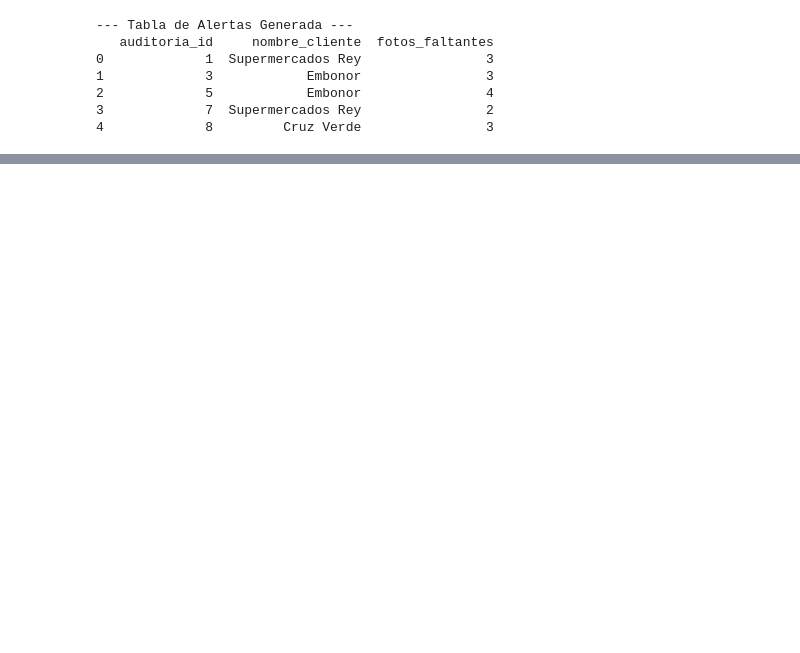
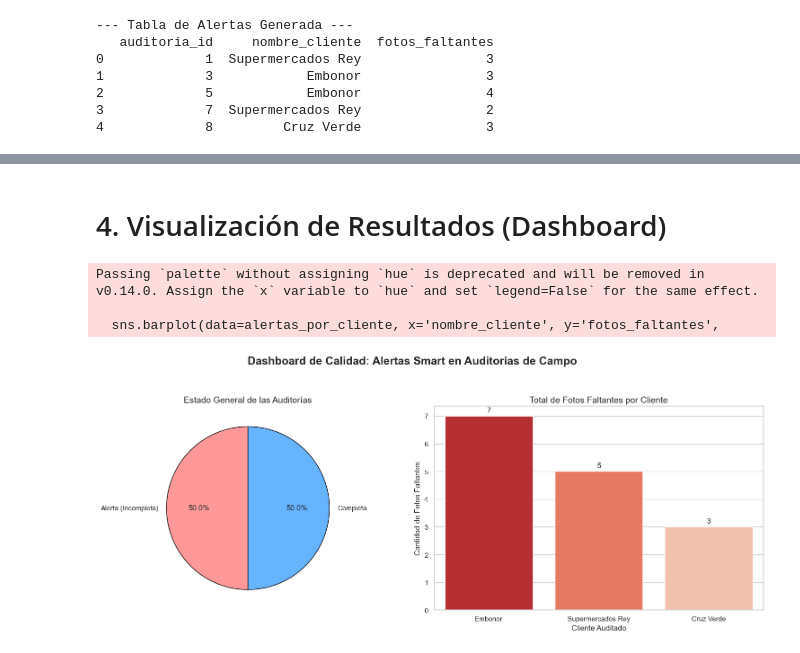
Before and after one commit to mpenalab/prueba-tecnica-DyN, a Jupyter notebook: notebooks/validacion_alertas_smart.ipynb, the cells around one changed output, grey strips where cells are left out. Cells and saved outputs as stored; diff of their text form; code cells hidden in the pictures; blank space fills up the shorter version.

Commit message:
feat: implementar dashboard de visualizacion de alertas con matplotlib y seaborn

```diff
--- a/notebooks/validacion_alertas_smart.ipynb
+++ b/notebooks/validacion_alertas_smart.ipynb
@@ -205 +211,57 @@ exportar_y_enviar_alertas(tabla_alertas_final, ruta_excel)
 ✅ Correo enviado exitosamente a mpena.lab@gmail.com
+# %% [markdown]
+# 4. Visualización de Resultados (Dashboard)
+# %%
+import matplotlib.pyplot as plt
+import seaborn as sns
+
+# Configurar el estilo visual para que se vea profesional
+sns.set_theme(style="whitegrid")
+
+# Preparar datos adicionales para el dashboard general
+# Clasificamos todas las auditorías como 'Alerta' o 'Completas'
+validacion_df['Estado'] = validacion_df['fotos_faltantes'].apply(lambda x: 'Alerta (Incompleta)' if x > 0 else 'Completa')
+
+# Crear la figura del dashboard (1 fila, 2 columnas)
+fig, axes = plt.subplots(1, 2, figsize=(16, 6))
+fig.suptitle('Dashboard de Calidad: Alertas Smart en Auditorías de Campo', fontsize=18, fontweight='bold', y=1.05)
+
+# --- Gráfico 1: Proporción de Auditorías con Alertas vs Completas ---
+estado_counts = validacion_df['Estado'].value_counts()
+colores = ['#ff9999' if estado == 'Alerta (Incompleta)' else '#66b3ff' for estado in estado_counts.index]
+
+axes[0].pie(estado_counts, labels=estado_counts.index, autopct='%1.1f%%',
+            startangle=90, colors=colores, wedgeprops={'edgecolor': 'black'})
+axes[0].set_title('Estado General de las Auditorías', fontsize=14)
+
+# --- Gráfico 2: Impacto de las Alertas por Cliente (Total de Fotos Faltantes) ---
+# Agrupamos solo las alertas por cliente
+alertas_por_cliente = tabla_alertas_final.groupby('nombre_cliente')['fotos_faltantes'].sum().reset_index()
+alertas_por_cliente = alertas_por_cliente.sort_values('fotos_faltantes', ascending=False)
+
+if not alertas_por_cliente.empty:
+    sns.barplot(data=alertas_por_cliente, x='nombre_cliente', y='fotos_faltantes',
+                ax=axes[1], palette='Reds_r')
+    axes[1].set_title('Total de Fotos Faltantes por Cliente', fontsize=14)
+    axes[1].set_xlabel('Cliente Auditado', fontsize=12)
+    axes[1].set_ylabel('Cantidad de Fotos Faltantes', fontsize=12)
+
+    # Agregar las etiquetas de datos sobre las barras
+    for p in axes[1].patches:
+        axes[1].annotate(format(p.get_height(), '.0f'),
+                         (p.get_x() + p.get_width() / 2., p.get_height()),
+                         ha = 'center', va = 'center',
+                         xytext = (0, 9),
+                         textcoords = 'offset points')
+else:
+    axes[1].text(0.5, 0.5, 'No hay alertas registradas', horizontalalignment='center', verticalalignment='center', fontsize=14)
+    axes[1].axis('off')
+
+# Ajustar el diseño y mostrar
+plt.tight_layout()
+plt.show()
+# %% [output]
+Passing `palette` without assigning `hue` is deprecated and will be removed in v0.14.0. Assign the `x` variable to `hue` and set `legend=False` for the same effect.
+
+  sns.barplot(data=alertas_por_cliente, x='nombre_cliente', y='fotos_faltantes',
+[figure, added]
```
Also changed, not shown: parts of 4 cells of this notebook.
